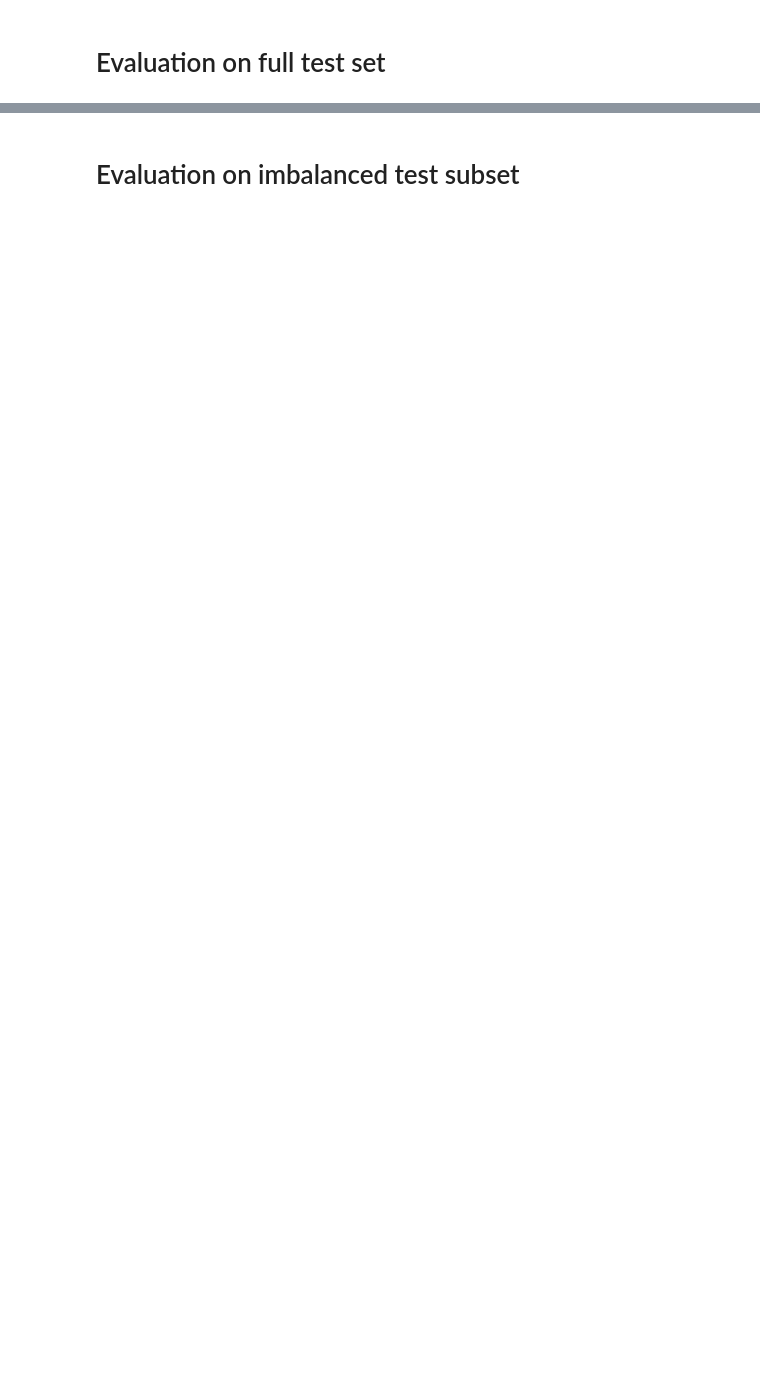
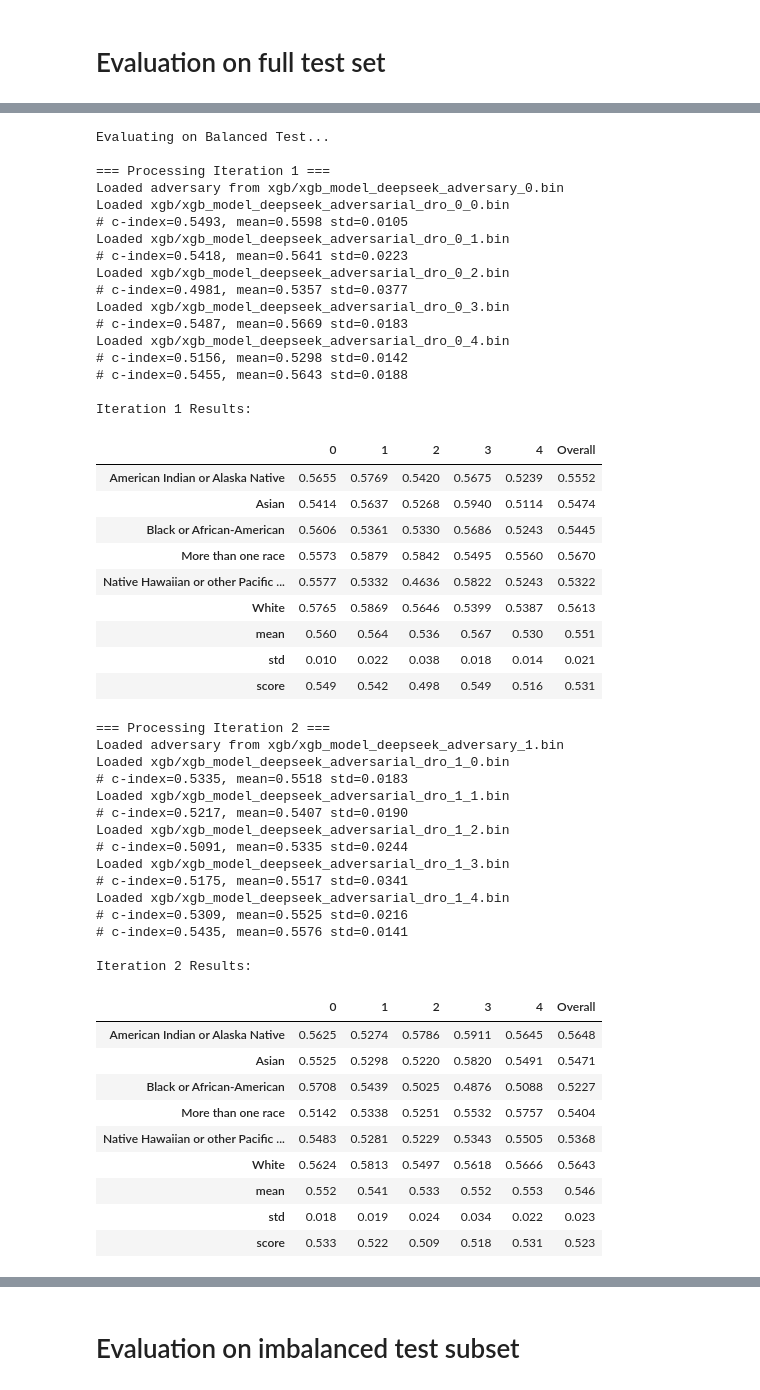
Before and after one commit to awxlong/cibmtr, a Jupyter notebook: awxlong/2_custom_deepseek_adversarial_training_dpo.ipynb, the cells around one changed output, grey strips where cells are left out. Saved outputs shown, nothing was run; the diff lists cells and outputs as text; code cells hidden in the pictures; blank space fills up the shorter version.

```diff
--- a/awxlong/2_custom_deepseek_adversarial_training_dpo.ipynb
+++ b/awxlong/2_custom_deepseek_adversarial_training_dpo.ipynb
@@ -511,0 +521,67 @@ balanced test set evaluation metric: {'American Indian or Alaska Native': 0.6927
+# %%
+
+
+# For balanced test set
+test_balanced_metrics, _ = evaluate_test_set_adversarial(
+    test_balanced,
+    model_prefix="xgb/xgb_model_deepseek_adversarial_dro",
+    adversary_prefix="xgb/xgb_model_deepseek_adversary",
+    skf=skf,
+    FEATURES=FEATURES,
+    custom_score=custom_score,
+    n_iterations=3,
+    dataset_name="Balanced Test"
+)
+# %% [output]
+Evaluating on Balanced Test...
+
+=== Processing Iteration 1 ===
+Loaded adversary from xgb/xgb_model_deepseek_adversary_0.bin
+Loaded xgb/xgb_model_deepseek_adversarial_dro_0_0.bin
+# c-index=0.5493, mean=0.5598 std=0.0105
+Loaded xgb/xgb_model_deepseek_adversarial_dro_0_1.bin
+# c-index=0.5418, mean=0.5641 std=0.0223
+Loaded xgb/xgb_model_deepseek_adversarial_dro_0_2.bin
+# c-index=0.4981, mean=0.5357 std=0.0377
+Loaded xgb/xgb_model_deepseek_adversarial_dro_0_3.bin
+# c-index=0.5487, mean=0.5669 std=0.0183
+Loaded xgb/xgb_model_deepseek_adversarial_dro_0_4.bin
+# c-index=0.5156, mean=0.5298 std=0.0142
+# c-index=0.5455, mean=0.5643 std=0.0188
+
+Iteration 1 Results:
+|  | 0 | 1 | 2 | 3 | 4 | Overall |
+| American Indian or Alaska Native | 0.5655 | 0.5769 | 0.5420 | 0.5675 | 0.5239 | 0.5552 |
+| Asian | 0.5414 | 0.5637 | 0.5268 | 0.5940 | 0.5114 | 0.5474 |
+| Black or African-American | 0.5606 | 0.5361 | 0.5330 | 0.5686 | 0.5243 | 0.5445 |
+| More than one race | 0.5573 | 0.5879 | 0.5842 | 0.5495 | 0.5560 | 0.5670 |
+| Native Hawaiian or other Pacific ... | 0.5577 | 0.5332 | 0.4636 | 0.5822 | 0.5243 | 0.5322 |
+| White | 0.5765 | 0.5869 | 0.5646 | 0.5399 | 0.5387 | 0.5613 |
+| mean | 0.560 | 0.564 | 0.536 | 0.567 | 0.530 | 0.551 |
+| std | 0.010 | 0.022 | 0.038 | 0.018 | 0.014 | 0.021 |
+| score | 0.549 | 0.542 | 0.498 | 0.549 | 0.516 | 0.531 |
+=== Processing Iteration 2 ===
+Loaded adversary from xgb/xgb_model_deepseek_adversary_1.bin
+Loaded xgb/xgb_model_deepseek_adversarial_dro_1_0.bin
+# c-index=0.5335, mean=0.5518 std=0.0183
+Loaded xgb/xgb_model_deepseek_adversarial_dro_1_1.bin
+# c-index=0.5217, mean=0.5407 std=0.0190
+Loaded xgb/xgb_model_deepseek_adversarial_dro_1_2.bin
+# c-index=0.5091, mean=0.5335 std=0.0244
+Loaded xgb/xgb_model_deepseek_adversarial_dro_1_3.bin
+# c-index=0.5175, mean=0.5517 std=0.0341
+Loaded xgb/xgb_model_deepseek_adversarial_dro_1_4.bin
+# c-index=0.5309, mean=0.5525 std=0.0216
+# c-index=0.5435, mean=0.5576 std=0.0141
+
+Iteration 2 Results:
+|  | 0 | 1 | 2 | 3 | 4 | Overall |
+| American Indian or Alaska Native | 0.5625 | 0.5274 | 0.5786 | 0.5911 | 0.5645 | 0.5648 |
+| Asian | 0.5525 | 0.5298 | 0.5220 | 0.5820 | 0.5491 | 0.5471 |
+| Black or African-American | 0.5708 | 0.5439 | 0.5025 | 0.4876 | 0.5088 | 0.5227 |
+| More than one race | 0.5142 | 0.5338 | 0.5251 | 0.5532 | 0.5757 | 0.5404 |
+| Native Hawaiian or other Pacific ... | 0.5483 | 0.5281 | 0.5229 | 0.5343 | 0.5505 | 0.5368 |
+| White | 0.5624 | 0.5813 | 0.5497 | 0.5618 | 0.5666 | 0.5643 |
+| mean | 0.552 | 0.541 | 0.533 | 0.552 | 0.553 | 0.546 |
+| std | 0.018 | 0.019 | 0.024 | 0.034 | 0.022 | 0.023 |
+| score | 0.533 | 0.522 | 0.509 | 0.518 | 0.531 | 0.523 |
```
Also changed, not shown: parts of 18 cells of this notebook.
